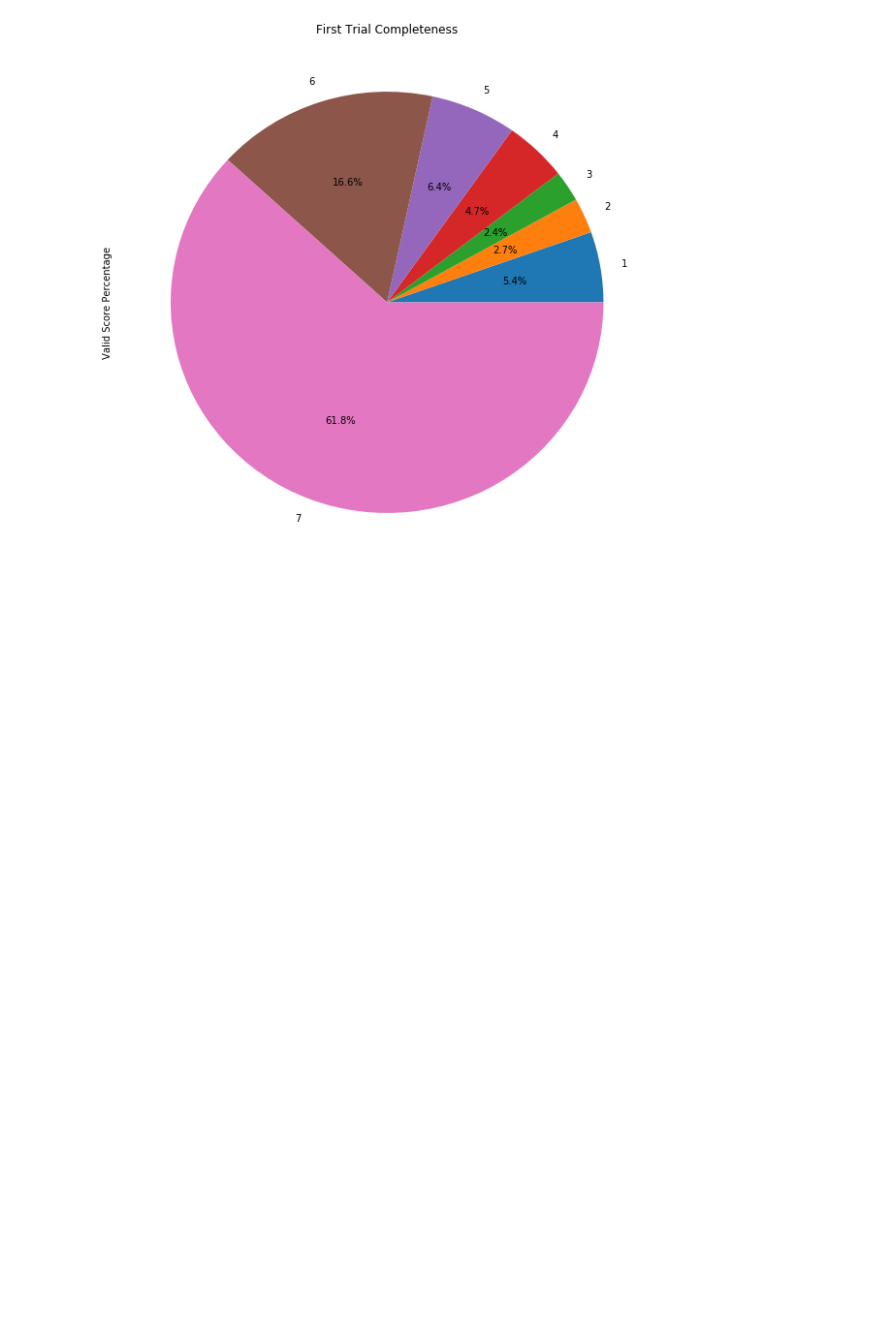
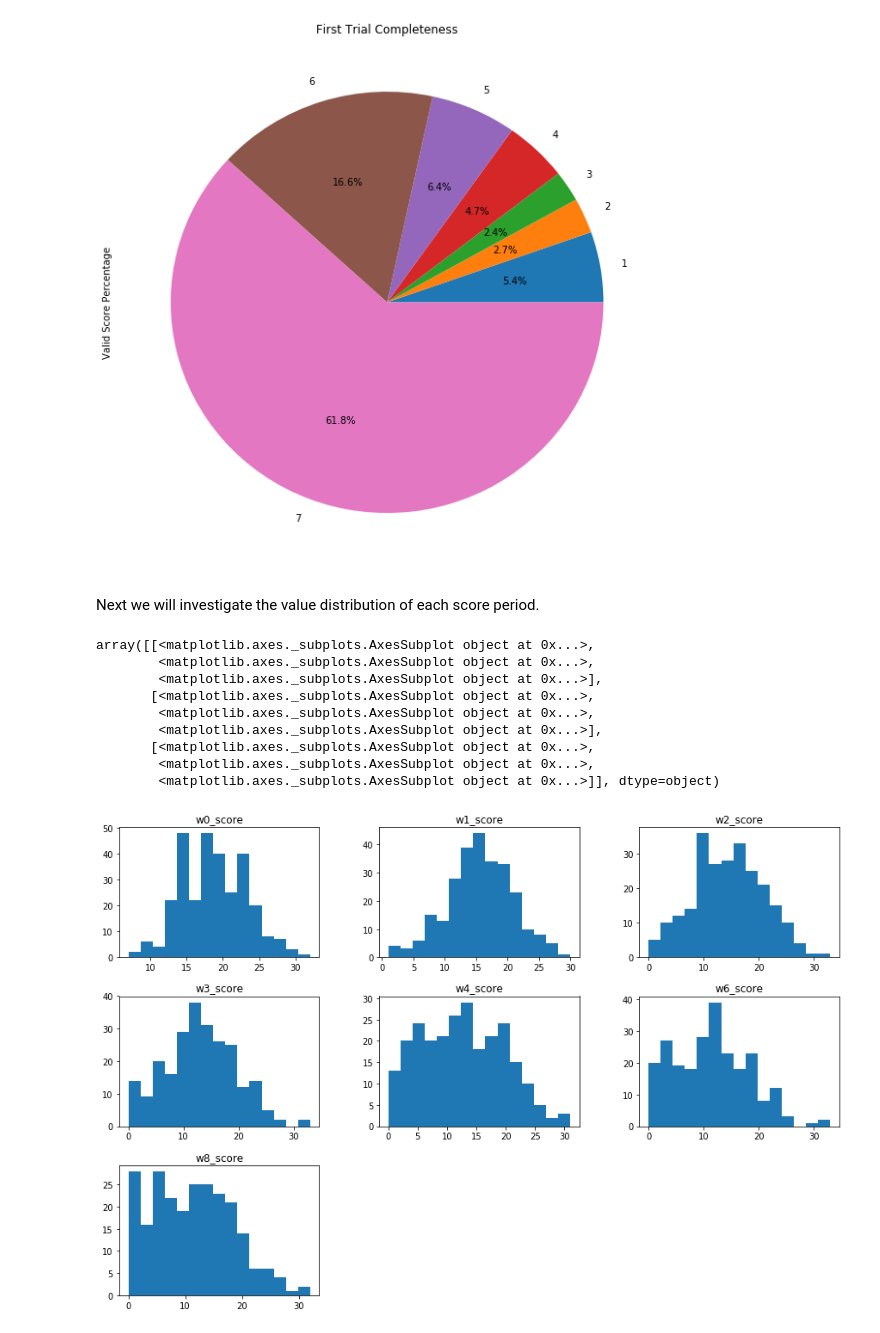
Before and after one commit to moduIo/Clinical-Depression-Study, a Jupyter notebook: main.ipynb, the cells around one changed output. Cells and saved outputs as stored; diff of their text form; code cells hidden in the pictures; blank space fills up the shorter version.

```diff
--- a/main.ipynb
+++ b/main.ipynb
@@ -40,3 +41,18 @@ pd.Series(original_data.groupby(['valid_scores']).size() / original_data.shape[0
 # %% [output]
 <matplotlib.axes._subplots.AxesSubplot at 0x...>
 [figure]
+# %% [markdown]
+Next we will investigate the value distribution of each score period.
+# %%
+original_data.hist(column=first_trial_scores, grid=False, figsize=(15,10), bins=15)
+# %% [output]
+array([[<matplotlib.axes._subplots.AxesSubplot object at 0x...>,
+        <matplotlib.axes._subplots.AxesSubplot object at 0x...>,
+        <matplotlib.axes._subplots.AxesSubplot object at 0x...>],
+       [<matplotlib.axes._subplots.AxesSubplot object at 0x...>,
+        <matplotlib.axes._subplots.AxesSubplot object at 0x...>,
+        <matplotlib.axes._subplots.AxesSubplot object at 0x...>],
+       [<matplotlib.axes._subplots.AxesSubplot object at 0x...>,
+        <matplotlib.axes._subplots.AxesSubplot object at 0x...>,
+        <matplotlib.axes._subplots.AxesSubplot object at 0x...>]], dtype=object)
+[figure, added]
```
Also changed, not shown: parts of 4 cells of this notebook, 3 other files.
